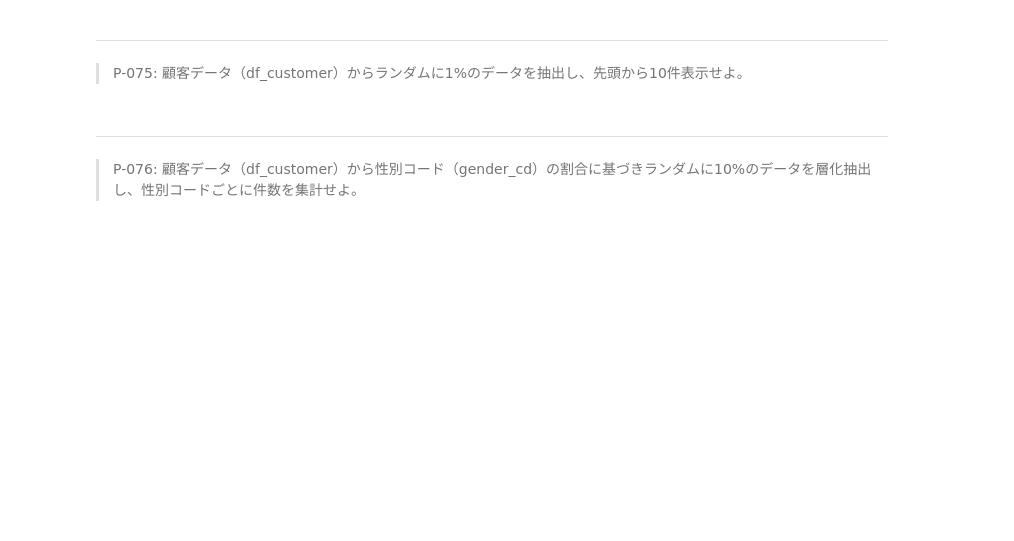
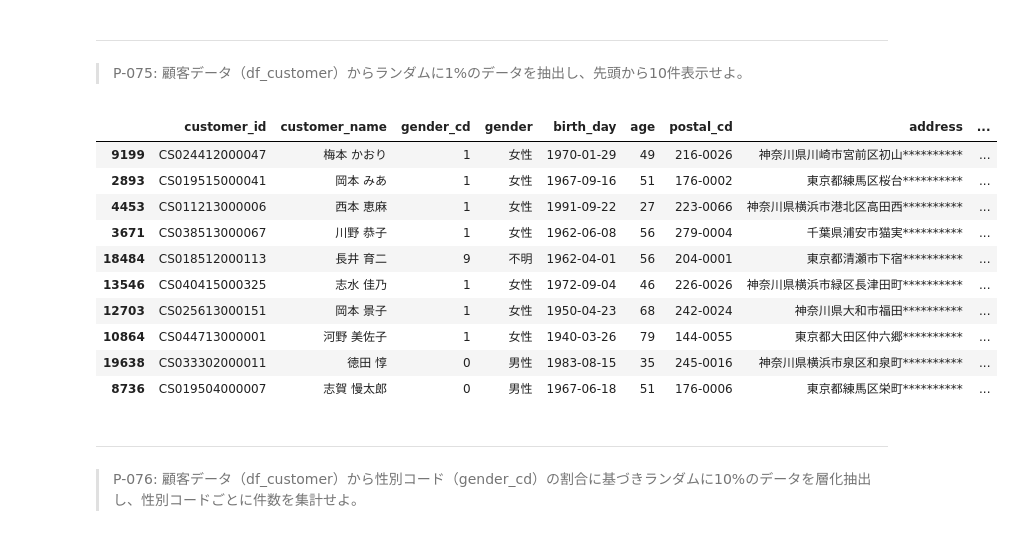
Before and after one commit to KJR020/100knocks-preprocess, a Jupyter notebook: docker/work/preprocess_knock_Python.ipynb, the cells around one changed output. Saved outputs shown, nothing was run; the diff lists cells and outputs as text; code cells hidden in the pictures; blank space fills up the shorter version.

```diff
--- a/docker/work/preprocess_knock_Python.ipynb
+++ b/docker/work/preprocess_knock_Python.ipynb
@@ -1832,6 +1927,20 @@ df_tmp.head(10)
 # %% [markdown]
 ---
 > P-075: 顧客データ（df_customer）からランダムに1%のデータを抽出し、先頭から10件表示せよ。
+# %%
+df_customer.sample(frac=0.01).head(10)
+# %% [output]
+|  | customer_id | customer_name | gender_cd | gender | birth_day | age | postal_cd | address | ... |
+| 9199 | CS024412000047 | 梅本 かおり | 1 | 女性 | 1970-01-29 | 49 | 216-0026 | 神奈川県川崎市宮前区初山********** | ... |
+| 2893 | CS019515000041 | 岡本 みあ | 1 | 女性 | 1967-09-16 | 51 | 176-0002 | 東京都練馬区桜台********** | ... |
+| 4453 | CS011213000006 | 西本 恵麻 | 1 | 女性 | 1991-09-22 | 27 | 223-0066 | 神奈川県横浜市港北区高田西********** | ... |
+| 3671 | CS038513000067 | 川野 恭子 | 1 | 女性 | 1962-06-08 | 56 | 279-0004 | 千葉県浦安市猫実********** | ... |
+| 18484 | CS018512000113 | 長井 育二 | 9 | 不明 | 1962-04-01 | 56 | 204-0001 | 東京都清瀬市下宿********** | ... |
+| 13546 | CS040415000325 | 志水 佳乃 | 1 | 女性 | 1972-09-04 | 46 | 226-0026 | 神奈川県横浜市緑区長津田町********** | ... |
+| 12703 | CS025613000151 | 岡本 景子 | 1 | 女性 | 1950-04-23 | 68 | 242-0024 | 神奈川県大和市福田********** | ... |
+| 10864 | CS044713000001 | 河野 美佐子 | 1 | 女性 | 1940-03-26 | 79 | 144-0055 | 東京都大田区仲六郷********** | ... |
+| 19638 | CS033302000011 | 徳田 惇 | 0 | 男性 | 1983-08-15 | 35 | 245-0016 | 神奈川県横浜市泉区和泉町********** | ... |
+| 8736 | CS019504000007 | 志賀 慢太郎 | 0 | 男性 | 1967-06-18 | 51 | 176-0006 | 東京都練馬区栄町********** | ... |
 # %% [markdown]
 ---
 > P-076: 顧客データ（df_customer）から性別コード（gender_cd）の割合に基づきランダムに10%のデータを層化抽出し、性別コードごとに件数を集計せよ。
```
Also changed, not shown: parts of 10 cells of this notebook.
